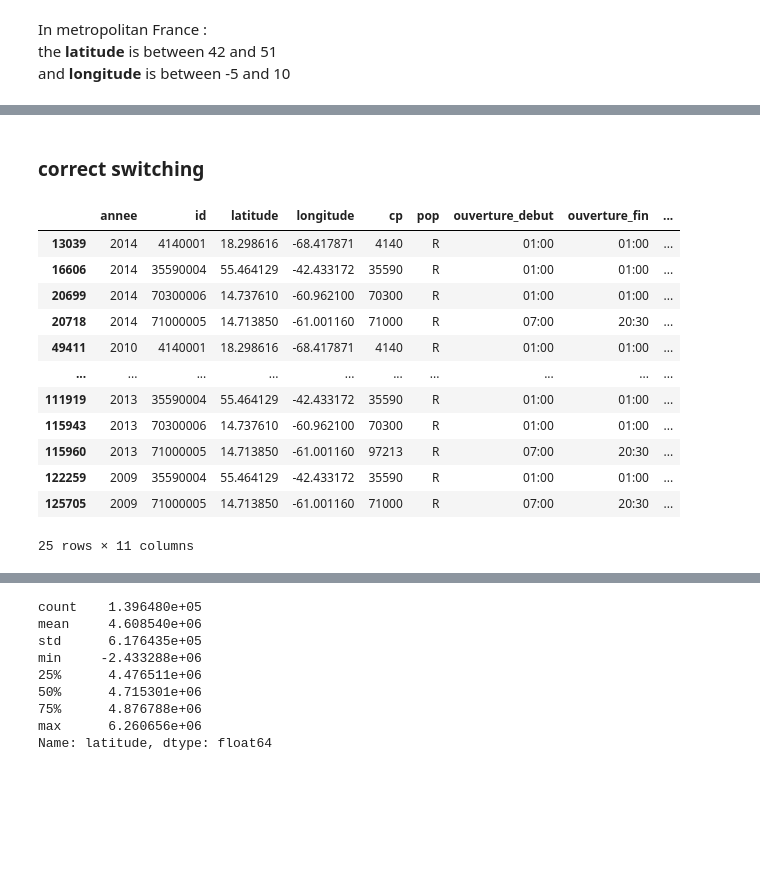
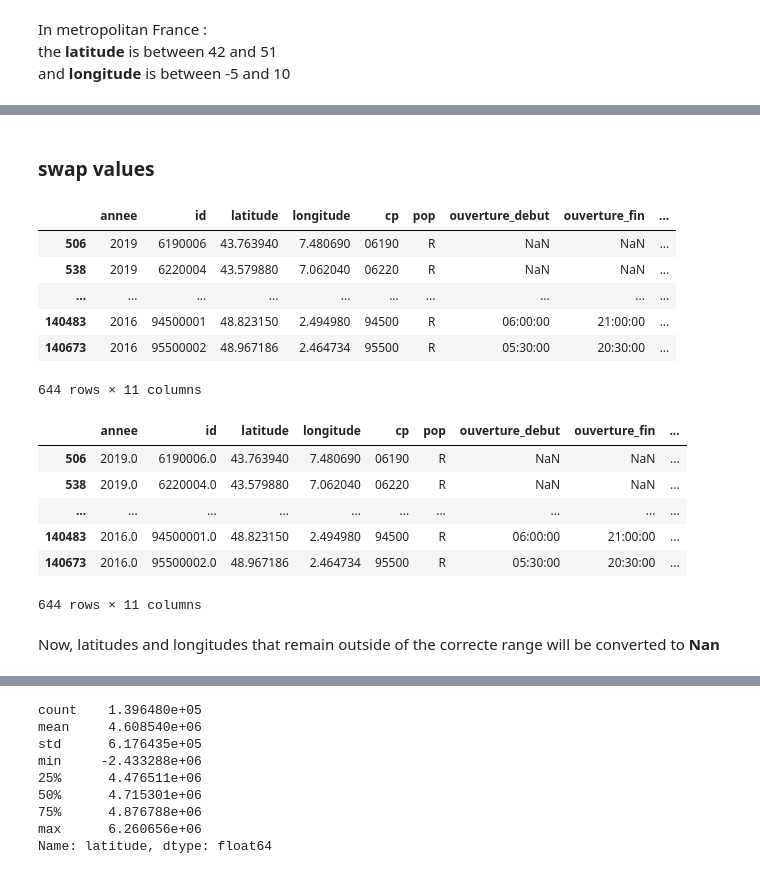
Before and after one commit to Houcine0112/school-eda-serviceStations, a Jupyter notebook: 02 clean_data.ipynb, the cells around one changed output, grey strips where cells are left out. Saved outputs shown, nothing was run; the diff lists cells and outputs as text; code cells hidden in the pictures; blank space fills up the shorter version.

```diff
--- a/02 clean_data.ipynb
+++ b/02 clean_data.ipynb
@@ -24,13 +24,13 @@ print('current work dir is:', os.getcwd())
 # %% [output]
 current work dir is: /home/houcine/workspace/school-eda-serviceStations
 # %%
-# limiter le nombre de lignes à afficher à 10
+# limiter le nombre de lignes à afficher à 4
 # au lieu de faire un head() + un tail() il suffira d'afficher la DataFrame
-pd.options.display.max_rows = 10
+pd.options.display.max_rows = 4
 # %% [markdown]
 ## Typage des DataFrames
 # %% [markdown]
 ### chargement de **pdv**
 # %%
-pdv = pd.read_csv('pdv.csv', dtype={"cp":str})
+pdv = pd.read_csv('pdv.csv', dtype={"annee":str,"cp":str})
 # %% [markdown]
@@ -38,6 +38,3 @@ pdv = pd.read_csv('pdv.csv', dtype={"cp":str})
-# %%
-pdv.loc[:,"longitude"] /= 100000
-pdv.loc[:,"latitude"] /= 100000
 # %% [markdown]
 In metropolitan France :
 <br>
@@ -48,0 +52,4 @@ and **longitude** is between -5 and 10
+# %%
+# scale by 100,000 if longi or lati aren't in correct range
+pdv.latitude.loc[~(-5 < pdv.latitude) &  (pdv.latitude < 51)]    /= 100000
+pdv.longitude.loc[~(-5 < pdv.longitude) &  (pdv.longitude < 51)] /= 100000
@@ -89,19 +113,0 @@ we conclude that all **longitudes** and **latitudes** that were in the correct r
-# %% [markdown]
-### correct switching
-# %%
-# latitude et longi ne sont pas toujours inversées; elles veulent rien dire parfois
-pdv[pdv.longitude < -5]
-# %% [output]
-|  | annee | id | latitude | longitude | cp | pop | ouverture_debut | ouverture_fin | ... |
-| 13039 | 2014 | 4140001 | 18.298616 | -68.417871 | 4140 | R | 01:00 | 01:00 | ... |
-| 16606 | 2014 | 35590004 | 55.464129 | -42.433172 | 35590 | R | 01:00 | 01:00 | ... |
-| 20699 | 2014 | 70300006 | 14.737610 | -60.962100 | 70300 | R | 01:00 | 01:00 | ... |
-| 20718 | 2014 | 71000005 | 14.713850 | -61.001160 | 71000 | R | 07:00 | 20:30 | ... |
-| 49411 | 2010 | 4140001 | 18.298616 | -68.417871 | 4140 | R | 01:00 | 01:00 | ... |
-| ... | ... | ... | ... | ... | ... | ... | ... | ... | ... |
-| 111919 | 2013 | 35590004 | 55.464129 | -42.433172 | 35590 | R | 01:00 | 01:00 | ... |
-| 115943 | 2013 | 70300006 | 14.737610 | -60.962100 | 70300 | R | 01:00 | 01:00 | ... |
-| 115960 | 2013 | 71000005 | 14.713850 | -61.001160 | 97213 | R | 07:00 | 20:30 | ... |
-| 122259 | 2009 | 35590004 | 55.464129 | -42.433172 | 35590 | R | 01:00 | 01:00 | ... |
-| 125705 | 2009 | 71000005 | 14.713850 | -61.001160 | 71000 | R | 07:00 | 20:30 | ... |
-25 rows × 11 columns
@@ -113,0 +114,28 @@ pdv.loc[mask,"latitude"] = 0
+# %% [markdown]
+### swap values
+# %%
+lat = sub_pdv.latitude.copy()
+sub_pdv.loc[:,"latitude"] = sub_pdv.longitude
+sub_pdv.loc[:,"longitude"] = lat
+sub_pdv
+# %% [output]
+|  | annee | id | latitude | longitude | cp | pop | ouverture_debut | ouverture_fin | ... |
+| 506 | 2019 | 6190006 | 43.763940 | 7.480690 | 06190 | R | NaN | NaN | ... |
+| 538 | 2019 | 6220004 | 43.579880 | 7.062040 | 06220 | R | NaN | NaN | ... |
+| ... | ... | ... | ... | ... | ... | ... | ... | ... | ... |
+| 140483 | 2016 | 94500001 | 48.823150 | 2.494980 | 94500 | R | 06:00:00 | 21:00:00 | ... |
+| 140673 | 2016 | 95500002 | 48.967186 | 2.464734 | 95500 | R | 05:30:00 | 20:30:00 | ... |
+644 rows × 11 columns
+# %%
+pdv.update(sub_pdv)
+pdv.loc[sub_pdv.index]
+# %% [output]
+|  | annee | id | latitude | longitude | cp | pop | ouverture_debut | ouverture_fin | ... |
+| 506 | 2019.0 | 6190006.0 | 43.763940 | 7.480690 | 06190 | R | NaN | NaN | ... |
+| 538 | 2019.0 | 6220004.0 | 43.579880 | 7.062040 | 06220 | R | NaN | NaN | ... |
+| ... | ... | ... | ... | ... | ... | ... | ... | ... | ... |
+| 140483 | 2016.0 | 94500001.0 | 48.823150 | 2.494980 | 94500 | R | 06:00:00 | 21:00:00 | ... |
+| 140673 | 2016.0 | 95500002.0 | 48.967186 | 2.464734 | 95500 | R | 05:30:00 | 20:30:00 | ... |
+644 rows × 11 columns
+# %% [markdown]
+Now, latitudes and longitudes that remain outside of the correcte range will be converted to **Nan**
```
Also changed, not shown: parts of 17 cells of this notebook.
